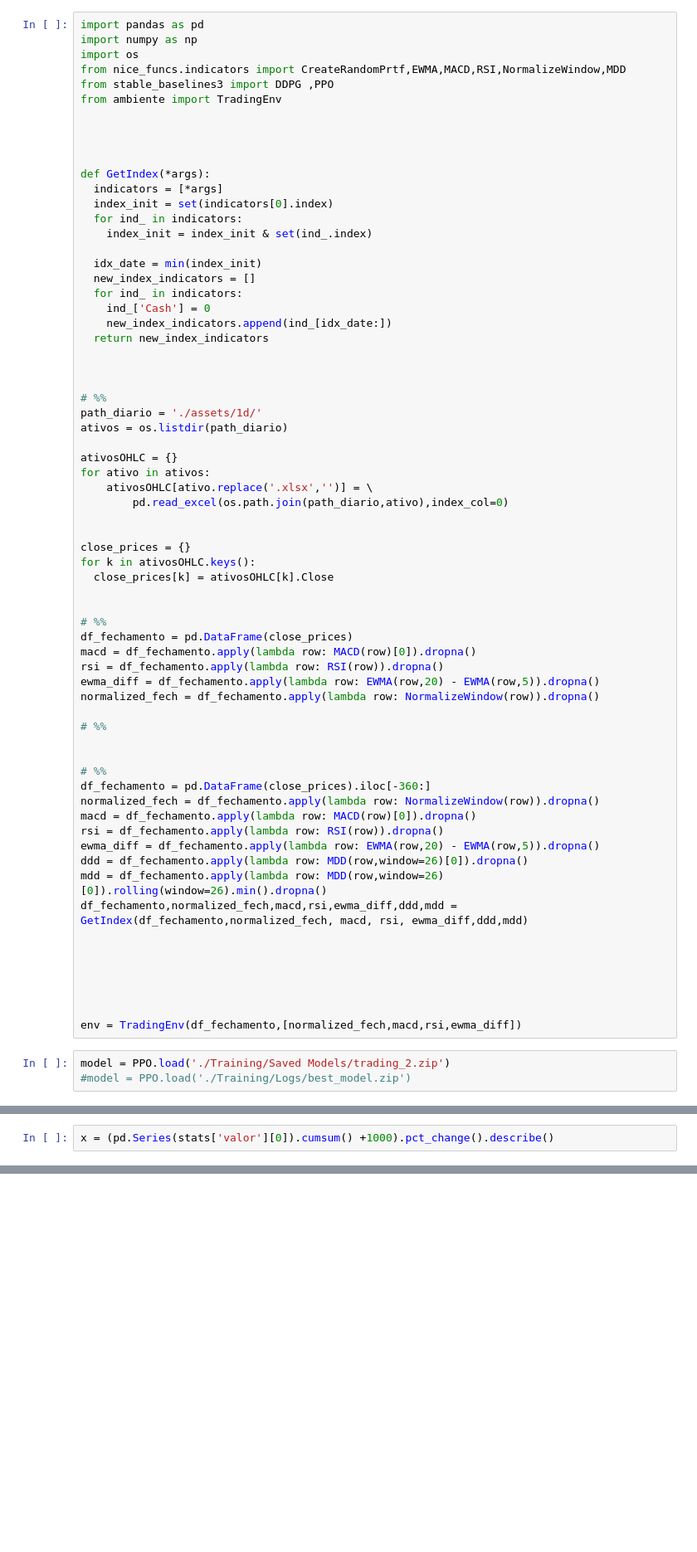
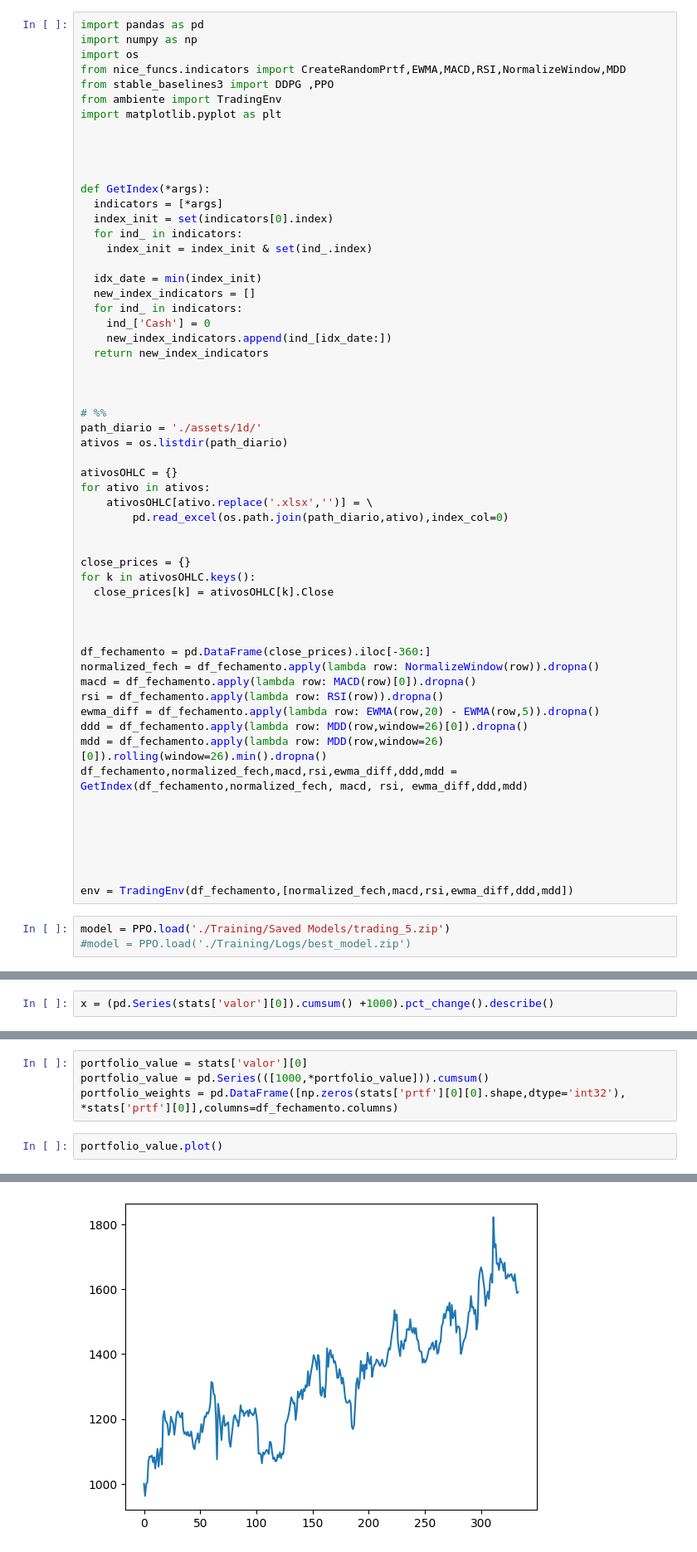
Before and after one commit to zanyev/desafio_quant_2023, a Jupyter notebook: testing.ipynb, the cells around one changed output, grey strips where cells are left out. Shown: that part at 83% size. Cells and saved outputs as stored; diff of their text form; blank space fills up the shorter version.

Commit message:
add: melhor estrategia trading5

```diff
--- a/testing.ipynb
+++ b/testing.ipynb
@@ -5,6 +5,7 @@ import os
 from nice_funcs.indicators import CreateRandomPrtf,EWMA,MACD,RSI,NormalizeWindow,MDD
 from stable_baselines3 import DDPG ,PPO
 from ambiente import TradingEnv
+import matplotlib.pyplot as plt
 
 
 
@@ -39,17 +40,7 @@ for k in ativosOHLC.keys():
   close_prices[k] = ativosOHLC[k].Close
 
 
-# %%
-df_fechamento = pd.DataFrame(close_prices)
-macd = df_fechamento.apply(lambda row: MACD(row)[0]).dropna()
-rsi = df_fechamento.apply(lambda row: RSI(row)).dropna()
-ewma_diff = df_fechamento.apply(lambda row: EWMA(row,20) - EWMA(row,5)).dropna()
-normalized_fech = df_fechamento.apply(lambda row: NormalizeWindow(row)).dropna()
 
-# %%
-
-
-# %%
 df_fechamento = pd.DataFrame(close_prices).iloc[-360:]
 normalized_fech = df_fechamento.apply(lambda row: NormalizeWindow(row)).dropna()
 macd = df_fechamento.apply(lambda row: MACD(row)[0]).dropna()
@@ -64,9 +55,9 @@ df_fechamento,normalized_fech,macd,rsi,ewma_diff,ddd,mdd =  GetIndex(df_fechamen
 
 
 
-env = TradingEnv(df_fechamento,[normalized_fech,macd,rsi,ewma_diff])
+env = TradingEnv(df_fechamento,[normalized_fech,macd,rsi,ewma_diff,ddd,mdd])
 # %%
-model = PPO.load('./Training/Saved Models/trading_2.zip')
+model = PPO.load('./Training/Saved Models/trading_5.zip')
 #model = PPO.load('./Training/Logs/best_model.zip')
 # %%
 stats = {
@@ -131,0 +101,7 @@ prtf_returns = (log_returns * equal_pesos).sum(axis=1)
+# %%
+portfolio_value = stats['valor'][0]
+portfolio_value = pd.Series(([1000,*portfolio_value])).cumsum()
+portfolio_weights = pd.DataFrame([np.zeros(stats['prtf'][0][0].shape,dtype='int32'), *stats['prtf'][0]],columns=df_fechamento.columns)
+# %%
+portfolio_value.plot()
+# %% [output]
@@ -131,0 +109 @@ prtf_returns = (log_returns * equal_pesos).sum(axis=1)
+[figure, added]
```
Also changed, not shown: parts of 13 cells of this notebook, 5 other files.
